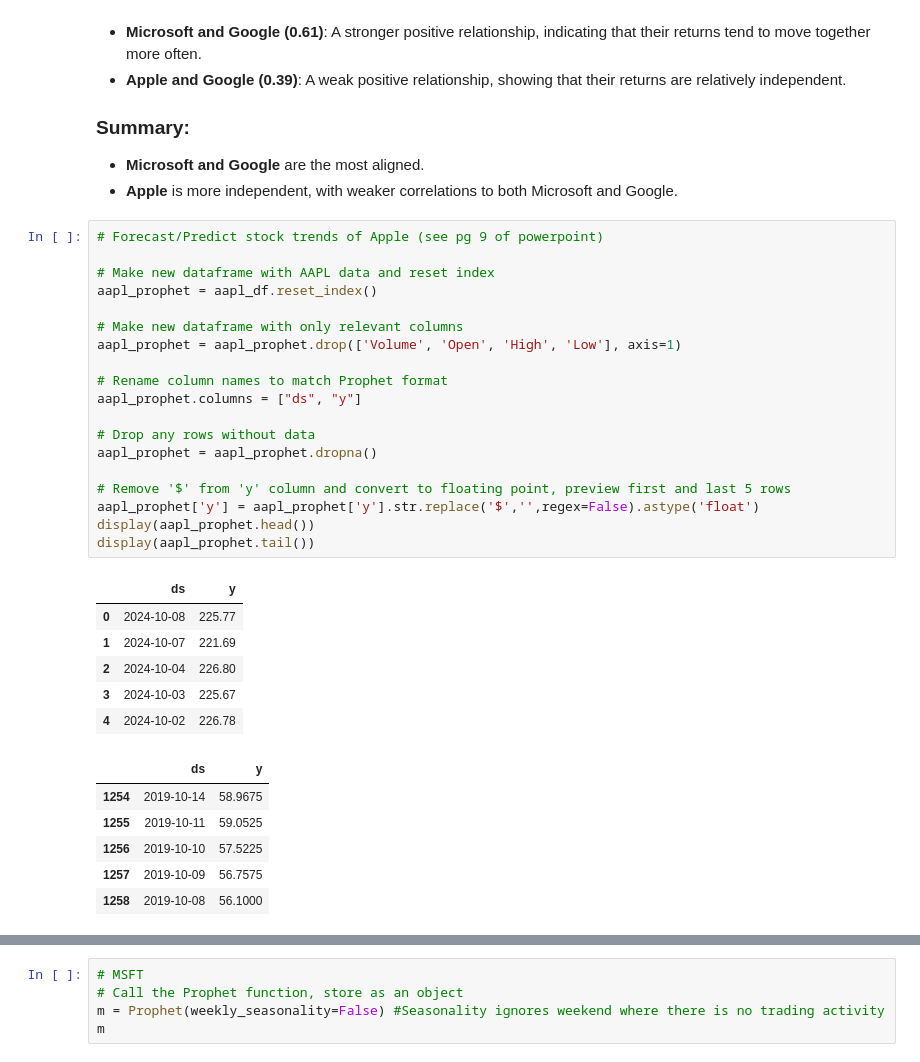
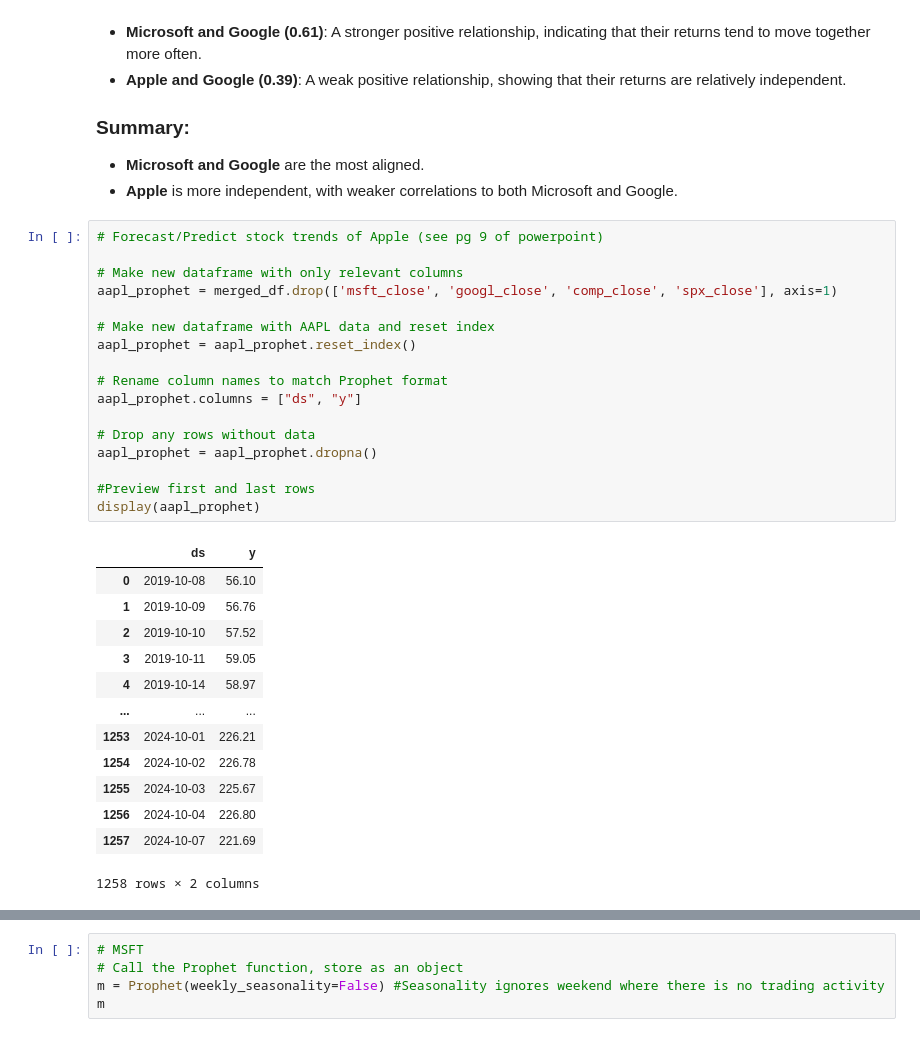
Before and after one commit to Pete1001/Tech_stock_analysis, a Jupyter notebook: Tech_stock_analysis.ipynb, the cells around one changed output, grey strips where cells are left out. Drawn from its saved outputs; the diff is of its cells as text.

```diff
--- a/Tech_stock_analysis.ipynb
+++ b/Tech_stock_analysis.ipynb
@@ -451,35 +452,34 @@ googl_close    0.611729    0.390037     1.000000
 # %%
 # Forecast/Predict stock trends of Apple (see pg 9 of powerpoint)
 
+# Make new dataframe with only relevant columns
+aapl_prophet = merged_df.drop(['msft_close', 'googl_close', 'comp_close', 'spx_close'], axis=1)
+
 # Make new dataframe with AAPL data and reset index
-aapl_prophet = aapl_df.reset_index()
-
-# Make new dataframe with only relevant columns
-aapl_prophet = aapl_prophet.drop(['Volume', 'Open', 'High', 'Low'], axis=1)
+aapl_prophet = aapl_prophet.reset_index()
 
 # Rename column names to match Prophet format
 aapl_prophet.columns = ["ds", "y"]
 
 # Drop any rows without data
 aapl_prophet = aapl_prophet.dropna()
 
-# Remove '$' from 'y' column and convert to floating point, preview first and last 5 rows
-aapl_prophet['y'] = aapl_prophet['y'].str.replace('$','',regex=False).astype('float')
-display(aapl_prophet.head())
-display(aapl_prophet.tail())
+#Preview first and last rows
+display(aapl_prophet)
 # %% [output]
 |  | ds | y |
-| 0 | 2024-10-08 | 225.77 |
-| 1 | 2024-10-07 | 221.69 |
-| 2 | 2024-10-04 | 226.80 |
-| 3 | 2024-10-03 | 225.67 |
-| 4 | 2024-10-02 | 226.78 |
+| 0 | 2019-10-08 | 56.10 |
+| 1 | 2019-10-09 | 56.76 |
+| 2 | 2019-10-10 | 57.52 |
+| 3 | 2019-10-11 | 59.05 |
+| 4 | 2019-10-14 | 58.97 |
+| ... | ... | ... |
+| 1253 | 2024-10-01 | 226.21 |
+| 1254 | 2024-10-02 | 226.78 |
+| 1255 | 2024-10-03 | 225.67 |
+| 1256 | 2024-10-04 | 226.80 |
+| 1257 | 2024-10-07 | 221.69 |
-|  | ds | y |
-| 1254 | 2019-10-14 | 58.9675 |
-| 1255 | 2019-10-11 | 59.0525 |
-| 1256 | 2019-10-10 | 57.5225 |
-| 1257 | 2019-10-09 | 56.7575 |
-| 1258 | 2019-10-08 | 56.1000 |
+1258 rows × 2 columns
 # %%
 # Call Prophet function - beginning of Apple forecast
 aapl_trends = Prophet(weekly_seasonality=False) # Seasonality ignores the weekend where there is no trading activity
```
Also changed, not shown: parts of 38 cells of this notebook, 13 other files.
